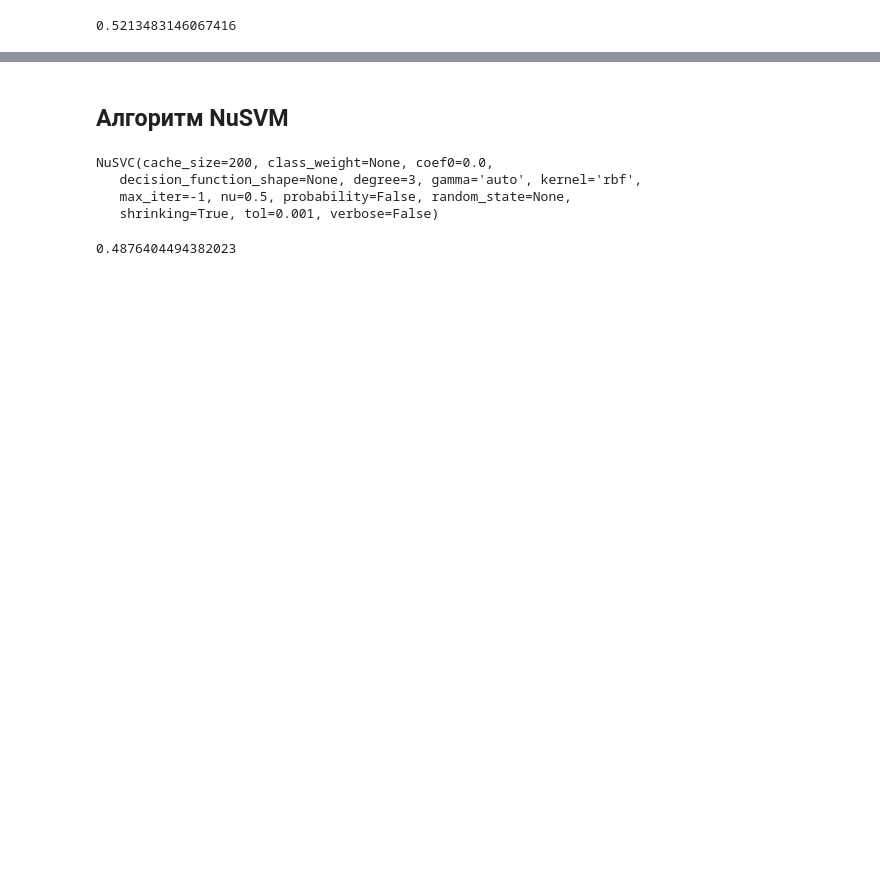
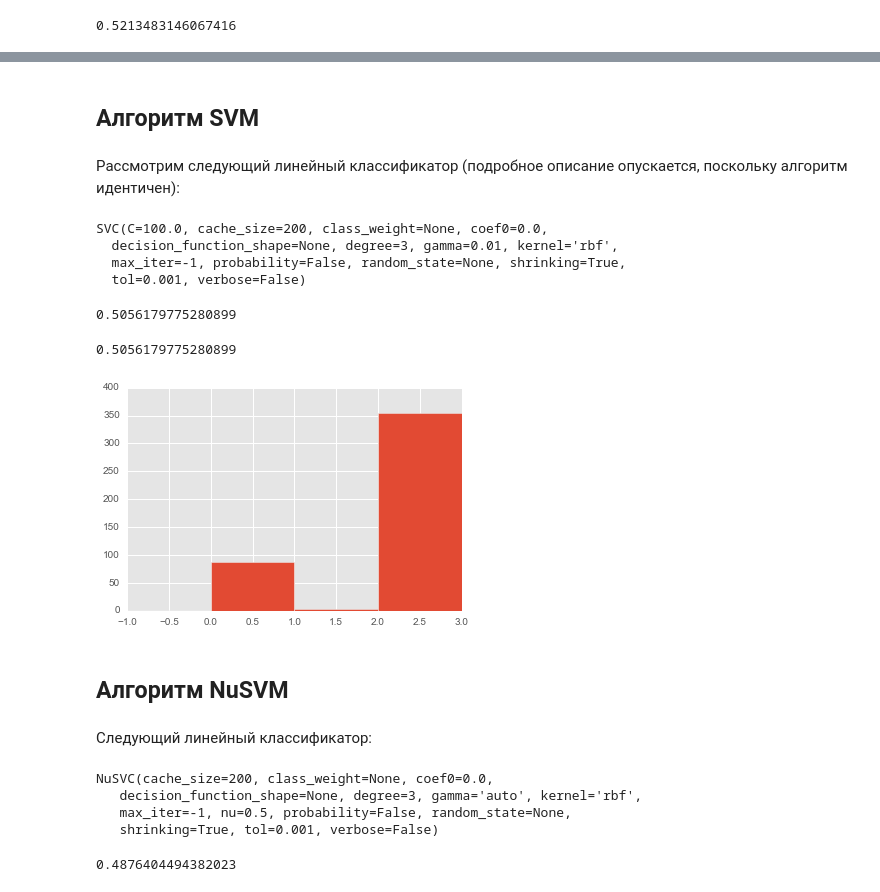
Before and after one commit to gracheslav/hse-project, a Jupyter notebook: ProjectFootball.ipynb, the cells around one changed output, grey strips where cells are left out. Saved outputs shown, nothing was run; the diff lists cells and outputs as text; code cells hidden in the pictures; blank space fills up the shorter version.

```diff
--- a/ProjectFootball.ipynb
+++ b/ProjectFootball.ipynb
@@ -406,0 +447,13 @@ print(1-lr_test_error/len(testscore))
+# %% [markdown]
+## Алгоритм SVM
+# %% [markdown]
+Рассмотрим следующий линейный классификатор (подробное описание опускается, поскольку алгоритм идентичен):
+# %%
+from sklearn import svm
+clf_svm = svm.SVC(gamma=0.01, C=100.)
+clf_svm.fit(X_train, Y)
+# %% [output]
+SVC(C=100.0, cache_size=200, class_weight=None, coef0=0.0,
+  decision_function_shape=None, degree=3, gamma=0.01, kernel='rbf',
+  max_iter=-1, probability=False, random_state=None, shrinking=True,
+  tol=0.001, verbose=False)
@@ -407,5 +472,28 @@ print(1-lr_test_error/len(testscore))
+# %%
+print(1-svm_test_error/len(testscore))
+# %% [output]
+0.5056179775280899
+# %%
+clf_svm = svm.SVC(gamma=0.01, C=100.)
+clf_svm.fit(X_train, Y)
+x = clf_svm.predict(X_test)
+plt.hist(x, bins=[-1, 0, 1, 2, 3])
+
+check_svm = 0
+for j in range(len(X_test)):
+        if x[j] != test1.FTR.values[j]:
+            check_svm += 1
+        else:
+            pass
+check_svm = 1 - check_svm/len(X_test)
+check_svm
+# %% [output]
+0.5056179775280899
+[figure, added]
 # %% [markdown]
 ## Алгоритм NuSVM
+# %% [markdown]
+Следующий линейный классификатор:
 # %%
 from sklearn import svm
 clf = svm.NuSVC()
```
Also changed, not shown: parts of 85 cells of this notebook, 3 other files.
